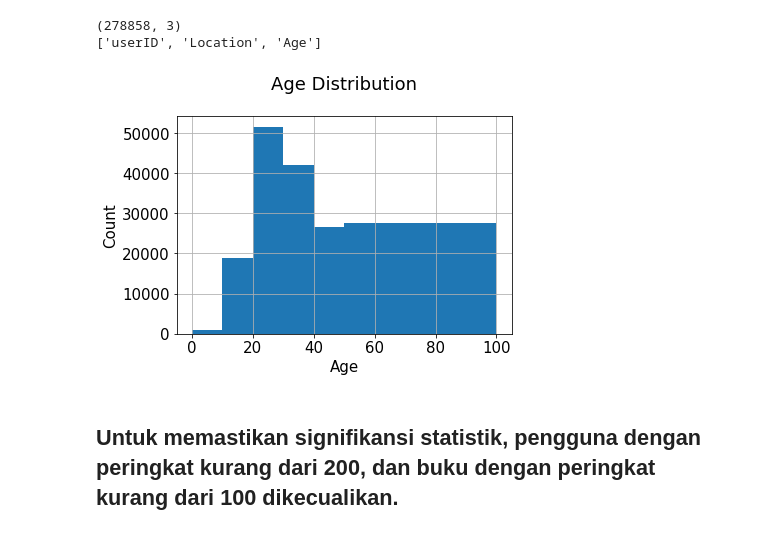
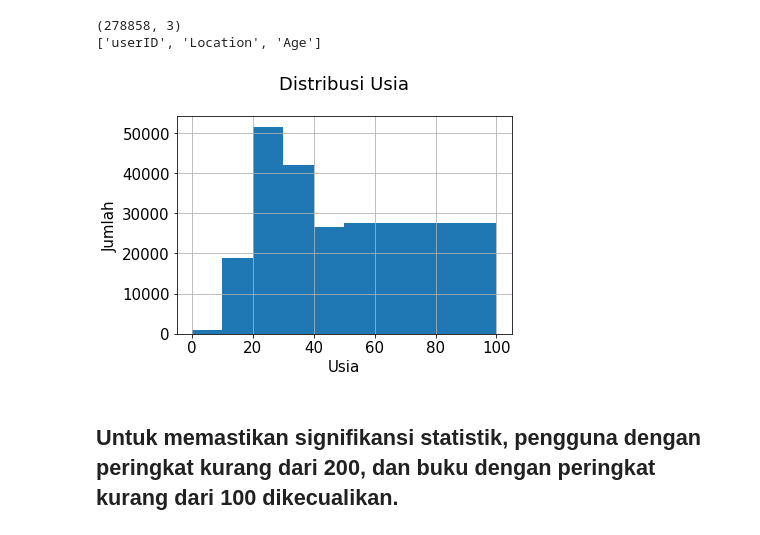
Before and after one commit to gustumaulanaf/SistemRekomendasiBuku, a Jupyter notebook: skripsi.ipynb, the cells around one changed output. Saved outputs shown, nothing was run; the diff lists cells and outputs as text; code cells hidden in the pictures.

```diff
--- a/skripsi.ipynb
+++ b/skripsi.ipynb
@@ -49,13 +49,13 @@ print(list(users.columns))
 ['userID', 'Location', 'Age']
 # %%
 users.Age.hist(bins=[0, 10, 20, 30, 40, 50, 100])
-plt.title('Age Distribution\n')
-plt.xlabel('Age')
-plt.ylabel('Count')
-plt.savefig('system2.png', bbox_inches='tight')
+plt.title('Distribusi Usia\n')
+plt.xlabel('Usia')
+plt.ylabel('Jumlah')
+plt.savefig('usia.png', bbox_inches='tight')
 plt.show()
 # %% [output]
-[figure, old version]
+[figure, new version]
 # %% [markdown]
 ## Untuk memastikan signifikansi statistik, pengguna dengan peringkat kurang dari 200, dan buku dengan peringkat kurang dari 100 dikecualikan.
 # %%
```
Also changed, not shown: parts of 27 cells of this notebook, 7 other files.
